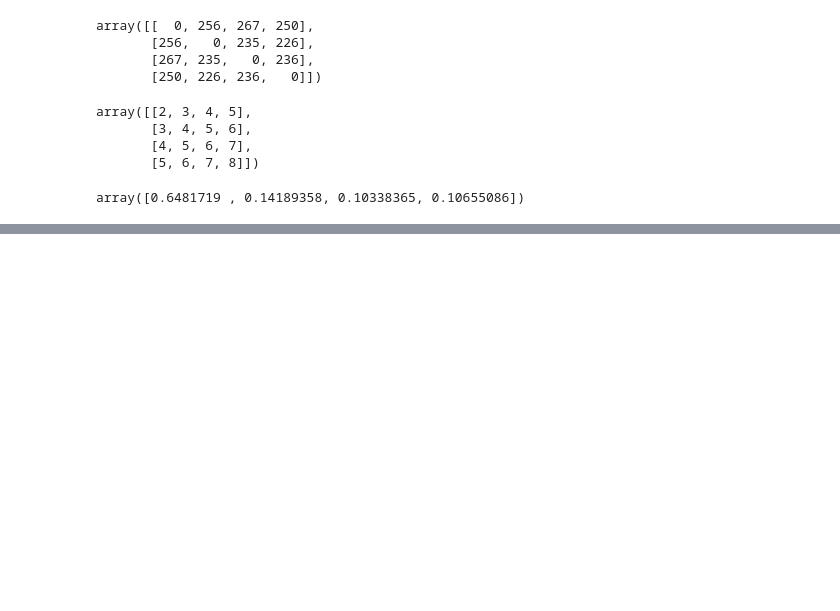
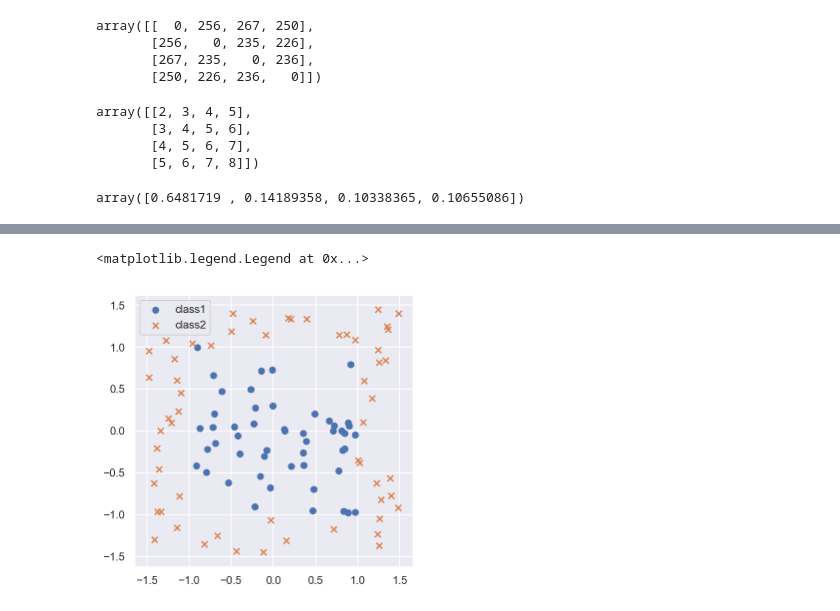
Before and after one commit to masakiaota/blog, a Jupyter notebook: BTmodel/tekitou.ipynb, the cells around one changed output, grey strips where cells are left out. Cells and saved outputs as stored; diff of their text form; code cells hidden in the pictures; blank space fills up the shorter version.

```diff
--- a/BTmodel/tekitou.ipynb
+++ b/BTmodel/tekitou.ipynb
@@ -51,0 +70,14 @@ array([0.6481719 , 0.14189358, 0.10338365, 0.10655086])
+# %%
+data1=np.random.rand(50,2)*2 -1
+data2=np.random.rand(100,2)*3 -1.5
+data2=data2[~((data2[:,0] < 1 ) & (data2[:,0]>-1)&(data2[:,1] < 1 ) & (data2[:,1]>-1))]
+# %%
+plt.figure(figsize=(5,5))
+plt.scatter(x=data1[:,0],y=data1[:,1],marker='o',label='class1')
+plt.scatter(x=data2[:,0],y=data2[:,1],marker='x',label='class2')
+plt.legend()
+# plt.xlabel('V1')
+# plt.ylabel('V2')
+# %% [output]
+<matplotlib.legend.Legend at 0x...>
+[figure, added]
```
Also changed, not shown: parts of 7 cells of this notebook.
